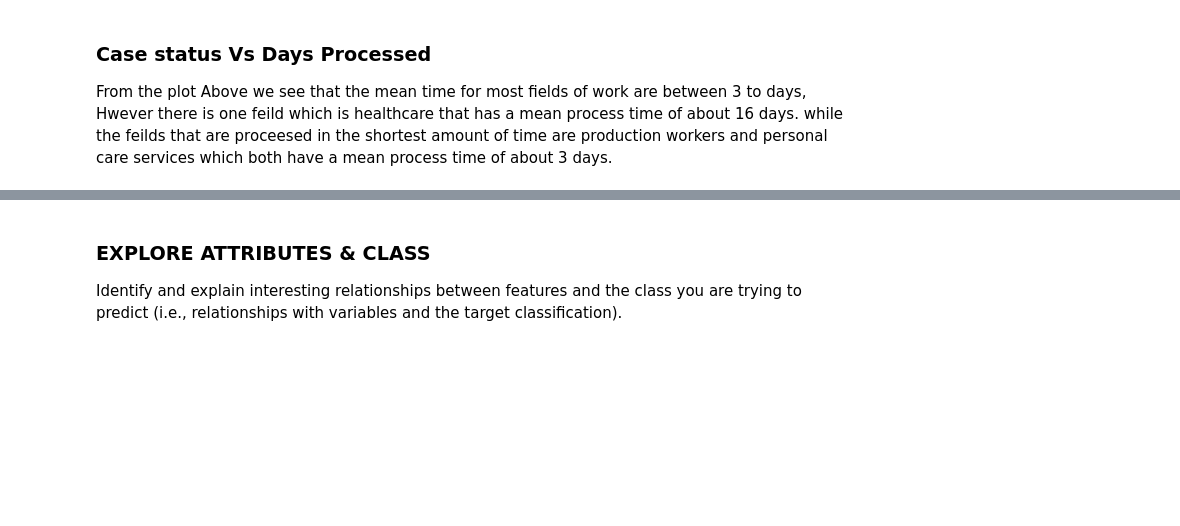
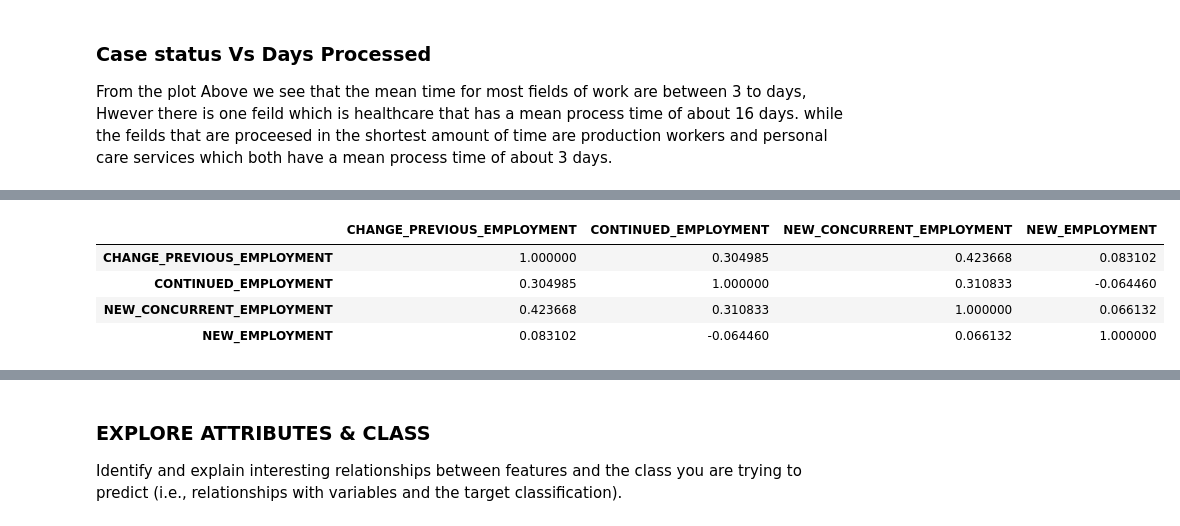
Before and after one commit to trishattah/DS_7331_Projects, a Jupyter notebook: Visa_project_code/MASTER_Lab1_Group_4_PATRICIA_ATTAH.ipynb, the cells around one changed output, grey strips where cells are left out. Saved outputs shown, nothing was run; the diff lists cells and outputs as text; code cells hidden in the pictures; blank space fills up the shorter version.

```diff
--- a/Visa_project_code/MASTER_Lab1_Group_4_PATRICIA_ATTAH.ipynb
+++ b/Visa_project_code/MASTER_Lab1_Group_4_PATRICIA_ATTAH.ipynb
@@ -459,0 +480,8 @@ From the plot Above we see that the mean time for most fields of work are betwee
+# %%
+df_pairplot.corr()
+# %% [output]
+|  | CHANGE_PREVIOUS_EMPLOYMENT | CONTINUED_EMPLOYMENT | NEW_CONCURRENT_EMPLOYMENT | NEW_EMPLOYMENT |
+| CHANGE_PREVIOUS_EMPLOYMENT | 1.000000 | 0.304985 | 0.423668 | 0.083102 |
+| CONTINUED_EMPLOYMENT | 0.304985 | 1.000000 | 0.310833 | -0.064460 |
+| NEW_CONCURRENT_EMPLOYMENT | 0.423668 | 0.310833 | 1.000000 | 0.066132 |
+| NEW_EMPLOYMENT | 0.083102 | -0.064460 | 0.066132 | 1.000000 |
```
Also changed, not shown: parts of 8 cells of this notebook.
